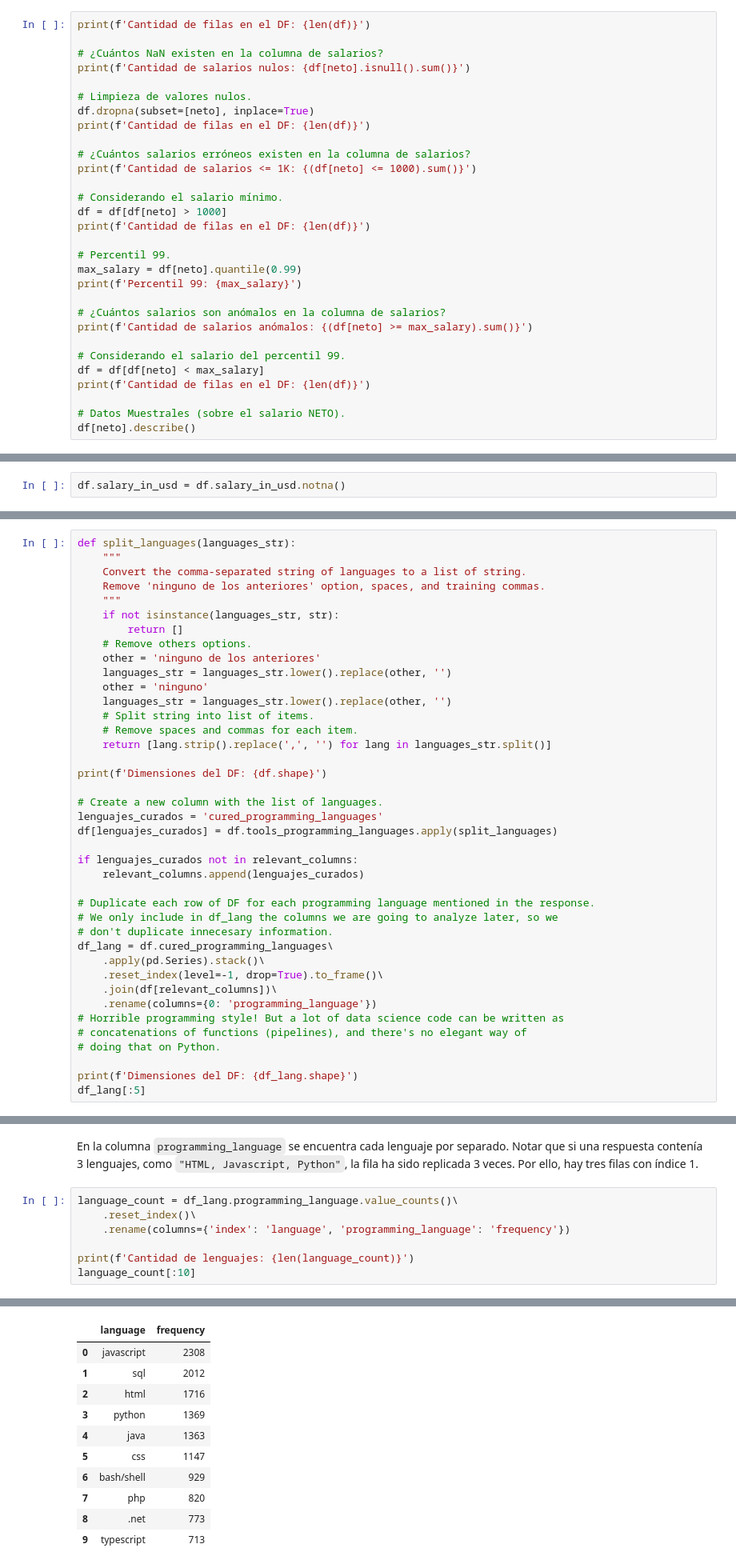
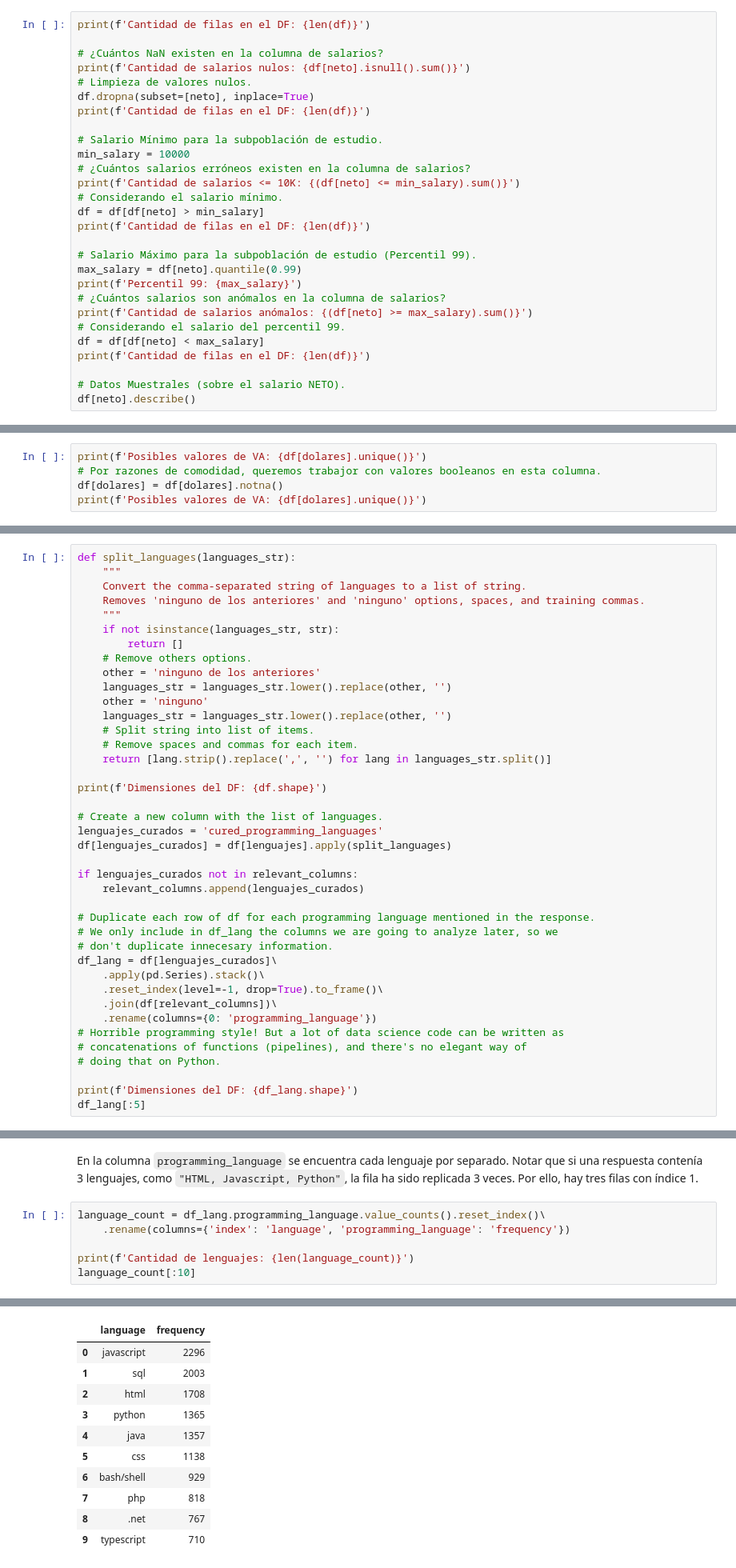
Before and after one commit to mgobbi289/DiploDatos, a Jupyter notebook: AnalisisyVisualizacion/Entregable_1_Ejercicio_1.ipynb, the cells around one changed output, grey strips where cells are left out. Shown at 80% size. Saved outputs shown, nothing was run; the diff lists cells and outputs as text.

```diff
--- a/AnalisisyVisualizacion/Entregable_1_Ejercicio_1.ipynb
+++ b/AnalisisyVisualizacion/Entregable_1_Ejercicio_1.ipynb
@@ -127,25 +134,23 @@ print(f'Cantidad de filas en el DF: {len(df)}')
 
 # ¿Cuántos NaN existen en la columna de salarios?
 print(f'Cantidad de salarios nulos: {df[neto].isnull().sum()}')
-
 # Limpieza de valores nulos.
 df.dropna(subset=[neto], inplace=True)
 print(f'Cantidad de filas en el DF: {len(df)}')
 
+# Salario Mínimo para la subpoblación de estudio.
+min_salary = 10000
 # ¿Cuántos salarios erróneos existen en la columna de salarios?
-print(f'Cantidad de salarios <= 1K: {(df[neto] <= 1000).sum()}')
-
+print(f'Cantidad de salarios <= 10K: {(df[neto] <= min_salary).sum()}')
 # Considerando el salario mínimo.
-df = df[df[neto] > 1000]
+df = df[df[neto] > min_salary]
 print(f'Cantidad de filas en el DF: {len(df)}')
 
-# Percentil 99.
+# Salario Máximo para la subpoblación de estudio (Percentil 99).
 max_salary = df[neto].quantile(0.99)
 print(f'Percentil 99: {max_salary}')
-
 # ¿Cuántos salarios son anómalos en la columna de salarios?
 print(f'Cantidad de salarios anómalos: {(df[neto] >= max_salary).sum()}')
-
 # Considerando el salario del percentil 99.
 df = df[df[neto] < max_salary]
 print(f'Cantidad de filas en el DF: {len(df)}')
@@ -170,5 +175,8 @@ min        1100.000000
 75%      106000.000000
 max      490000.000000
 Name: salary_monthly_NETO, dtype: float64
-# %%
-df.salary_in_usd = df.salary_in_usd.notna()
+# %%
+print(f'Posibles valores de VA: {df[dolares].unique()}')
+# Por razones de comodidad, queremos trabajor con valores booleanos en esta columna.
+df[dolares] = df[dolares].notna()
+print(f'Posibles valores de VA: {df[dolares].unique()}')
@@ -181,7 +192,7 @@ No es necesario entender este código en profundidad, aunque sí es un buen ejer
 def split_languages(languages_str):
     """
     Convert the comma-separated string of languages to a list of string.
-    Remove 'ninguno de los anteriores' option, spaces, and training commas.
+    Removes 'ninguno de los anteriores' and 'ninguno' options, spaces, and training commas.
     """
     if not isinstance(languages_str, str):
         return []
@@ -198,15 +209,15 @@ print(f'Dimensiones del DF: {df.shape}')
 
 # Create a new column with the list of languages.
 lenguajes_curados = 'cured_programming_languages'
-df[lenguajes_curados] = df.tools_programming_languages.apply(split_languages)
+df[lenguajes_curados] = df[lenguajes].apply(split_languages)
 
 if lenguajes_curados not in relevant_columns:
     relevant_columns.append(lenguajes_curados)
 
-# Duplicate each row of DF for each programming language mentioned in the response.
+# Duplicate each row of df for each programming language mentioned in the response.
 # We only include in df_lang the columns we are going to analyze later, so we
 # don't duplicate innecesary information.
-df_lang = df.cured_programming_languages\
+df_lang = df[lenguajes_curados]\
     .apply(pd.Series).stack()\
     .reset_index(level=-1, drop=True).to_frame()\
     .join(df[relevant_columns])\
@@ -234,25 +245,24 @@ cantidad de elementos unicos en df_lang == cantidad de programadores (df origina
 # %% [markdown]
 En la columna `programming_language` se encuentra cada lenguaje por separado. Notar que si una respuesta contenía 3 lenguajes, como `"HTML, Javascript, Python"`, la fila ha sido replicada 3 veces. Por ello, hay tres filas con índice 1.
 # %%
-language_count = df_lang.programming_language.value_counts()\
-    .reset_index()\
+language_count = df_lang.programming_language.value_counts().reset_index()\
     .rename(columns={'index': 'language', 'programming_language': 'frequency'})
 
 print(f'Cantidad de lenguajes: {len(language_count)}')
 language_count[:10]
 # %% [output]
 Cantidad de lenguajes: 195
 |  | language | frequency |
-| 0 | javascript | 2308 |
-| 1 | sql | 2012 |
-| 2 | html | 1716 |
-| 3 | python | 1369 |
-| 4 | java | 1363 |
-| 5 | css | 1147 |
+| 0 | javascript | 2296 |
+| 1 | sql | 2003 |
+| 2 | html | 1708 |
+| 3 | python | 1365 |
+| 4 | java | 1357 |
+| 5 | css | 1138 |
 | 6 | bash/shell | 929 |
-| 7 | php | 820 |
-| 8 | .net | 773 |
-| 9 | typescript | 713 |
+| 7 | php | 818 |
+| 8 | .net | 767 |
+| 9 | typescript | 710 |
 # %% [markdown]
 #### Filtrado de lenguajes relevantes
 
```
Also changed, not shown: parts of 30 cells of this notebook.
